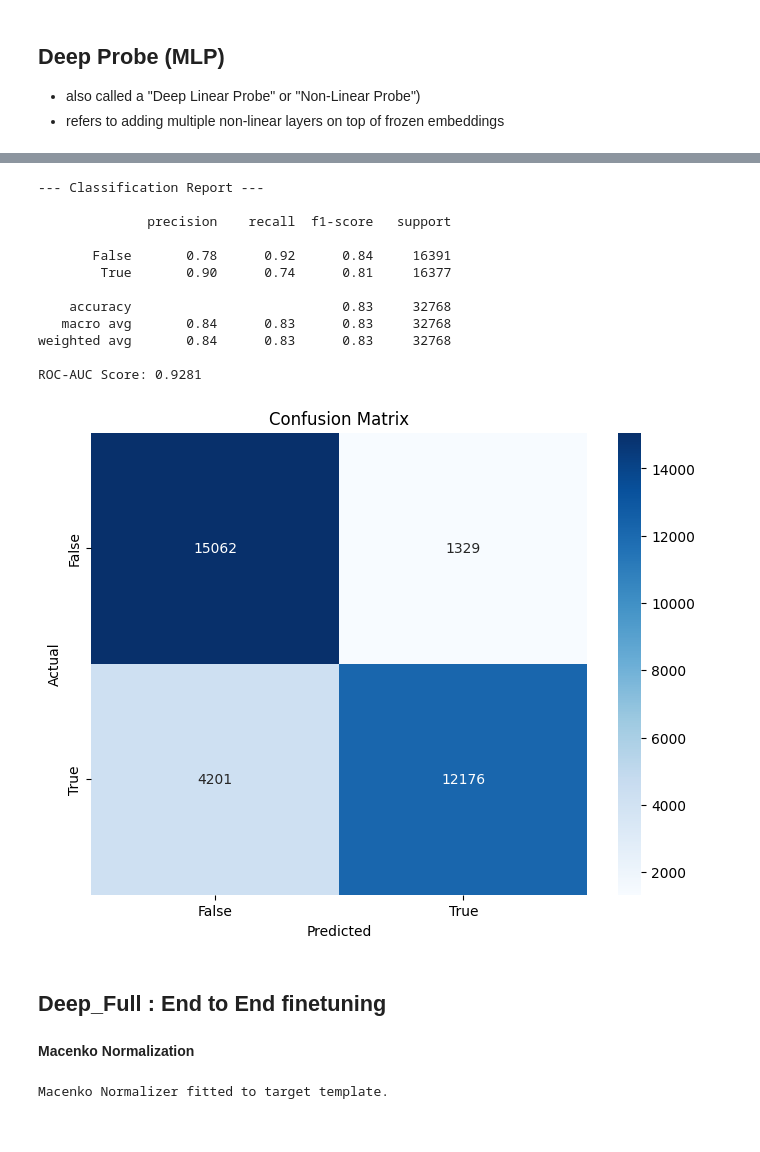
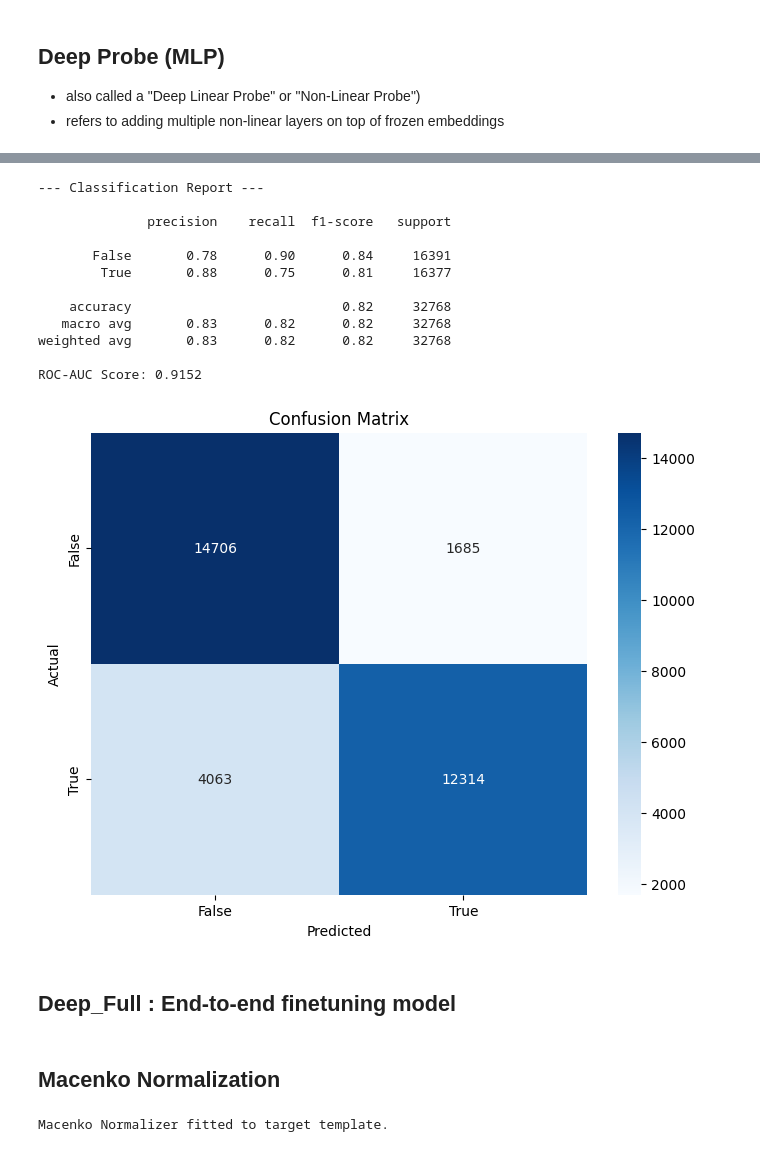
Before and after one commit to kimdesok/I-JEPA, a Jupyter notebook: I_JEPA_Tutorial.ipynb, the cells around one changed output, grey strips where cells are left out. Saved outputs shown, nothing was run; the diff lists cells and outputs as text; code cells hidden in the pictures.

```diff
--- a/I_JEPA_Tutorial.ipynb
+++ b/I_JEPA_Tutorial.ipynb
@@ -295,5 +292,5 @@ if(RUN_MODE != "Deep Full"):
 # %%
-if(RUN_MODE!="Deep Full"):
+if(RUN_MODE!="x"):
   plt.figure(figsize=(10, 8))
 
   # Map hue to Class (Color) and style to Split (Marker Shape)
@@ -403,9 +404,6 @@ if(RUN_MODE!="Deep Full"):
   counter = 0
   num_epochs = 50 # Increased epochs since early stopping will handle the exit
   model_path = "/content/drive/MyDrive/I_JEPA_Project/models/best_linear_probe_pcam.pth"
-
-  if os.path.exists(model_path):
-    os.remove(model_path)  # Explicitly remove the old file first
 
   start_t = time.time()
 
@@ -474,7 +472,7 @@ import torch.nn.functional as F
 from torch.optim.lr_scheduler import ReduceLROnPlateau
 
 # Training Configuration
-patience = 10
+patience = 15
 min_delta = 0.0005
 best_loss = float('inf')
 counter = 0
@@ -491,13 +489,13 @@ class DeepProbe(nn.Module):
         self.dropout = nn.Dropout(drop_out) # Higher dropout for medical imaging
         self.bn1 = nn.BatchNorm1d(1024)  # Batch Normalization
 
-        ## Layer 2: Feature refinement
-        self.fc2 = nn.Linear(1024, 256)
+        # Layer 2: Feature refinement
+        self.fc2 = nn.Linear(1024, 128)
         self.dropout = nn.Dropout(drop_out) # Higher dropout for medical imaging
-        self.bn2 = nn.BatchNorm1d(256)
+        self.bn2 = nn.BatchNorm1d(128)
 
         # Layer 3: Bottleneck for classification
-        self.fc3 = nn.Linear(256, 32)
+        self.fc3 = nn.Linear(128, 32)
         self.dropout = nn.Dropout(drop_out) # Higher dropout for medical imaging
         self.output = nn.Linear(32, num_classes)
 
@@ -514,7 +512,7 @@ model_probe = DeepProbe(X_train.shape[1], len(label_encoder.classes_)).to(device
 # Use a slightly lower learning rate for deep probes to avoid early divergence
 optimizer = torch.optim.AdamW(model_probe.parameters(), lr=learning_rate, weight_decay=1e-2)
 # 'min' mode monitors for loss reduction; 'patience' is the number of stagnant epochs
-scheduler = ReduceLROnPlateau(optimizer, mode='min', factor=0.1, patience=5)
+scheduler = ReduceLROnPlateau(optimizer, mode='min', factor=0.5, patience=5)
 # %%
 # Calculate weights: Higher weight for the minority/harder class
 # If Class 0 (SSA) is hard, increase its weight
@@ -526,9 +524,9 @@ if os.path.exists(model_path):
     os.remove(model_path)  # Explicitly remove the old file first
 start_t = time.time()
 
-if(TEST_MODE!=True):
+if(RUN_MODE!="x"):
   for epoch in range(num_epochs):
-      # Training Phase
+      # --- Training Phase ---
       model_probe.train()
       running_loss = 0.0
       for inputs, labels in train_loader:
@@ -543,7 +541,7 @@ if(TEST_MODE!=True):
 
       avg_train_loss = running_loss / len(train_loader)
 
-      # Validation Phase
+      # --- Validation Phase ---
       model_probe.eval()
 
       with torch.no_grad():
@@ -563,7 +561,7 @@ if(TEST_MODE!=True):
 
       print(f'Epoch {epoch+1}: Train Loss: {avg_train_loss:.4f} | Val Loss: {val_loss:.4f} | Val Acc: {val_acc:.2%}')
 
-      # Early Stopping & Saving Best Model
+      # --- Early Stopping & Saving Best Model ---
       if val_loss < best_loss - min_delta:
           best_loss = val_loss
           torch.save(model_probe.state_dict(), model_path)
@@ -597,33 +595,35 @@ Finished Training in 557.72s. Best Val Loss: 0.3671
 # %%
-if(TEST_MODE!=True):
+#model_path = "/content/drive/MyDrive/I_JEPA_Project/models/best_deep_probe_pcam_81.pth"
+
+if(RUN_MODE!="x"):
    # Load the best weights for final evaluation
 
   model_probe.load_state_dict(torch.load(model_path))
   model_probe.eval()
   with torch.no_grad():
       X_test_dev, y_test_dev = X_test.to(device), y_test.to(device)
       outputs = model_probe(X_test_dev)
       _, predicted = torch.max(outputs, 1)
 
       evaluate_full_performance(model_probe, X_test, y_test, label_encoder)
 
   #print(f'Final Accuracy on Test Set: {accuracy:.2f}%')
 # %% [output]
 --- Classification Report ---
 
               precision    recall  f1-score   support
 
-       False       0.78      0.92      0.84     16391
-        True       0.90      0.74      0.81     16377
+       False       0.78      0.90      0.84     16391
+        True       0.88      0.75      0.81     16377
 
-    accuracy                           0.83     32768
-   macro avg       0.84      0.83      0.83     32768
-weighted avg       0.84      0.83      0.83     32768
+    accuracy                           0.82     32768
+   macro avg       0.83      0.82      0.82     32768
+weighted avg       0.83      0.82      0.82     32768
 
-ROC-AUC Score: 0.9281
+ROC-AUC Score: 0.9152
-[figure, old version]
+[figure, new version]
 # %% [markdown]
-## **Deep_Full : End to End finetuning**
+## **Deep_Full : End-to-end finetuning model**
 # %%
 # backbone
 #from transformers import
@@ -721,7 +720,7 @@ train_transforms = transforms.Compose([
     )
 ])
 # %% [markdown]
-**Macenko Normalization**
+## **Macenko Normalization**
 # %%
 import torchstain
 import cv2
```
Also changed, not shown: parts of 15 cells of this notebook.
